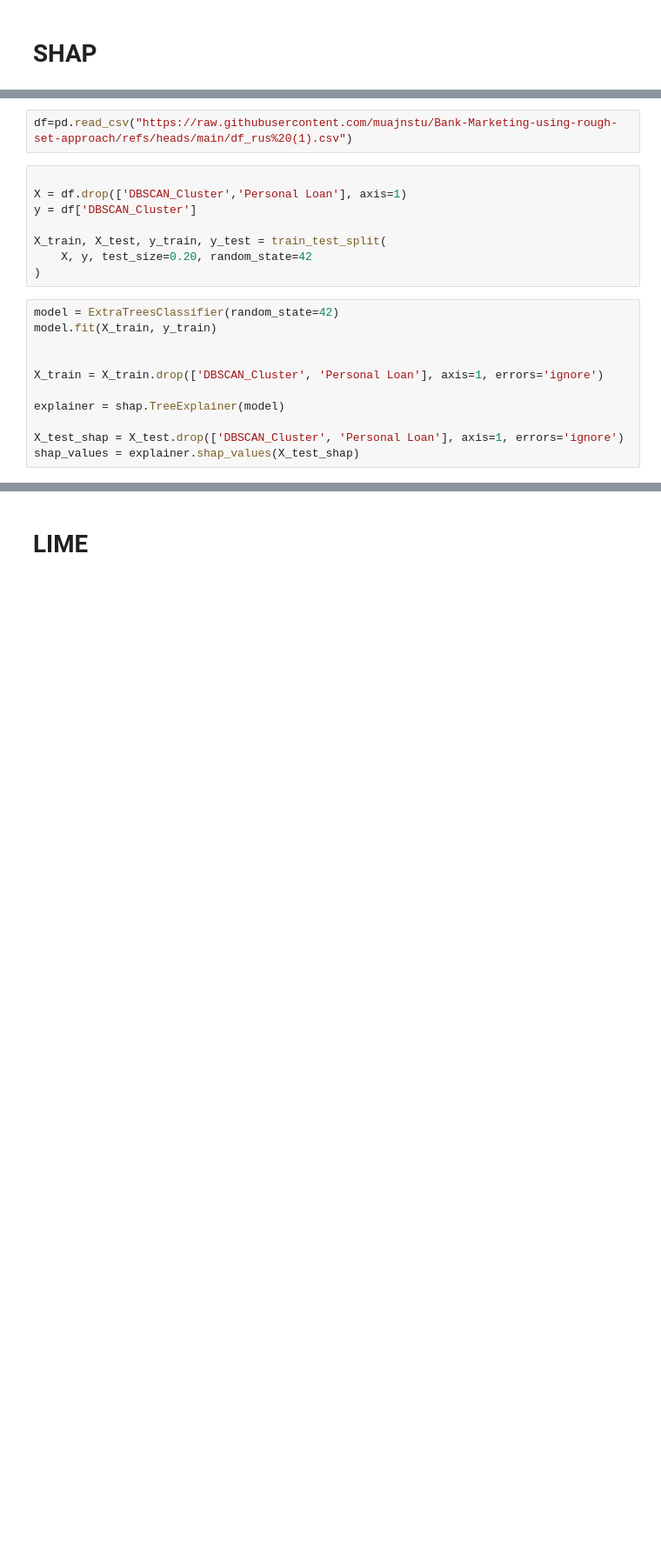
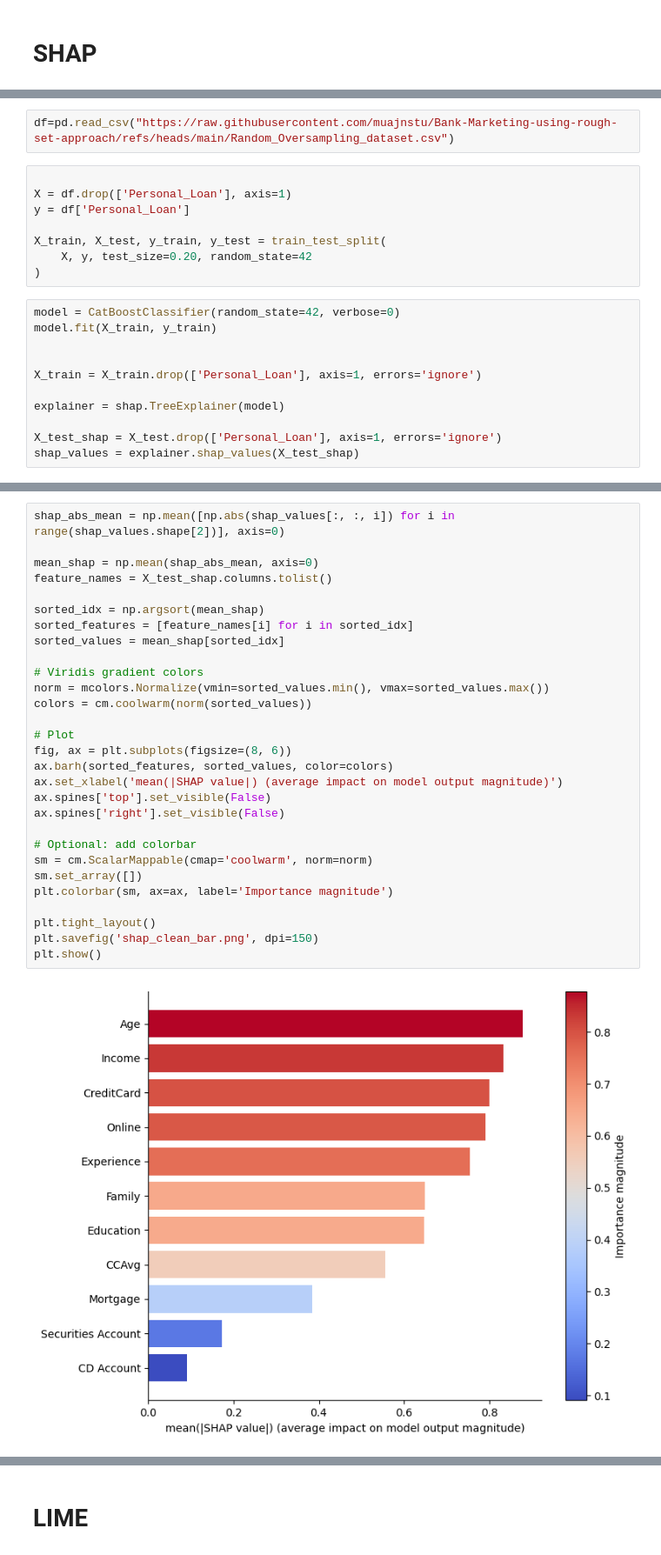
Before and after one commit to muajnstu/Bank-Marketing-using-rough-set-approach, a Jupyter notebook: Explainability_Analysis.ipynb, the cells around one changed output, grey strips where cells are left out. Shown at 87% size. Cells and saved outputs as stored; diff of their text form; blank space fills up the shorter version.

```diff
--- a/Explainability_Analysis.ipynb
+++ b/Explainability_Analysis.ipynb
@@ -22,21 +27,21 @@ from sklearn.ensemble import (
 # %%
-df=pd.read_csv("https://raw.githubusercontent.com/muajnstu/Bank-Marketing-using-rough-set-approach/refs/heads/main/df_rus%20(1).csv")
+df=pd.read_csv("https://raw.githubusercontent.com/muajnstu/Bank-Marketing-using-rough-set-approach/refs/heads/main/Random_Oversampling_dataset.csv")
 # %%
 
-X = df.drop(['DBSCAN_Cluster','Personal Loan'], axis=1)
-y = df['DBSCAN_Cluster']
+X = df.drop(['Personal_Loan'], axis=1)
+y = df['Personal_Loan']
 
 X_train, X_test, y_train, y_test = train_test_split(
     X, y, test_size=0.20, random_state=42
 )
 # %%
-model = ExtraTreesClassifier(random_state=42)
+model = CatBoostClassifier(random_state=42, verbose=0)
 model.fit(X_train, y_train)
 
 
-X_train = X_train.drop(['DBSCAN_Cluster', 'Personal Loan'], axis=1, errors='ignore')
+X_train = X_train.drop(['Personal_Loan'], axis=1, errors='ignore')
 
 explainer = shap.TreeExplainer(model)
 
-X_test_shap = X_test.drop(['DBSCAN_Cluster', 'Personal Loan'], axis=1, errors='ignore')
+X_test_shap = X_test.drop(['Personal_Loan'], axis=1, errors='ignore')
 shap_values = explainer.shap_values(X_test_shap)
@@ -114,0 +48,31 @@ shap.plots.waterfall(shap.Explanation(values=shap_vals_for_waterfall,
+# %%
+shap_abs_mean = np.mean([np.abs(shap_values[:, :, i]) for i in range(shap_values.shape[2])], axis=0)
+
+mean_shap = np.mean(shap_abs_mean, axis=0)
+feature_names = X_test_shap.columns.tolist()
+
+sorted_idx = np.argsort(mean_shap)
+sorted_features = [feature_names[i] for i in sorted_idx]
+sorted_values = mean_shap[sorted_idx]
+
+# Viridis gradient colors
+norm = mcolors.Normalize(vmin=sorted_values.min(), vmax=sorted_values.max())
+colors = cm.coolwarm(norm(sorted_values))
+
+# Plot
+fig, ax = plt.subplots(figsize=(8, 6))
+ax.barh(sorted_features, sorted_values, color=colors)
+ax.set_xlabel('mean(|SHAP value|) (average impact on model output magnitude)')
+ax.spines['top'].set_visible(False)
+ax.spines['right'].set_visible(False)
+
+# Optional: add colorbar
+sm = cm.ScalarMappable(cmap='coolwarm', norm=norm)
+sm.set_array([])
+plt.colorbar(sm, ax=ax, label='Importance magnitude')
+
+plt.tight_layout()
+plt.savefig('shap_clean_bar.png', dpi=150)
+plt.show()
+# %% [output]
+[figure, added]
```
Also changed, not shown: parts of 9 cells of this notebook.
